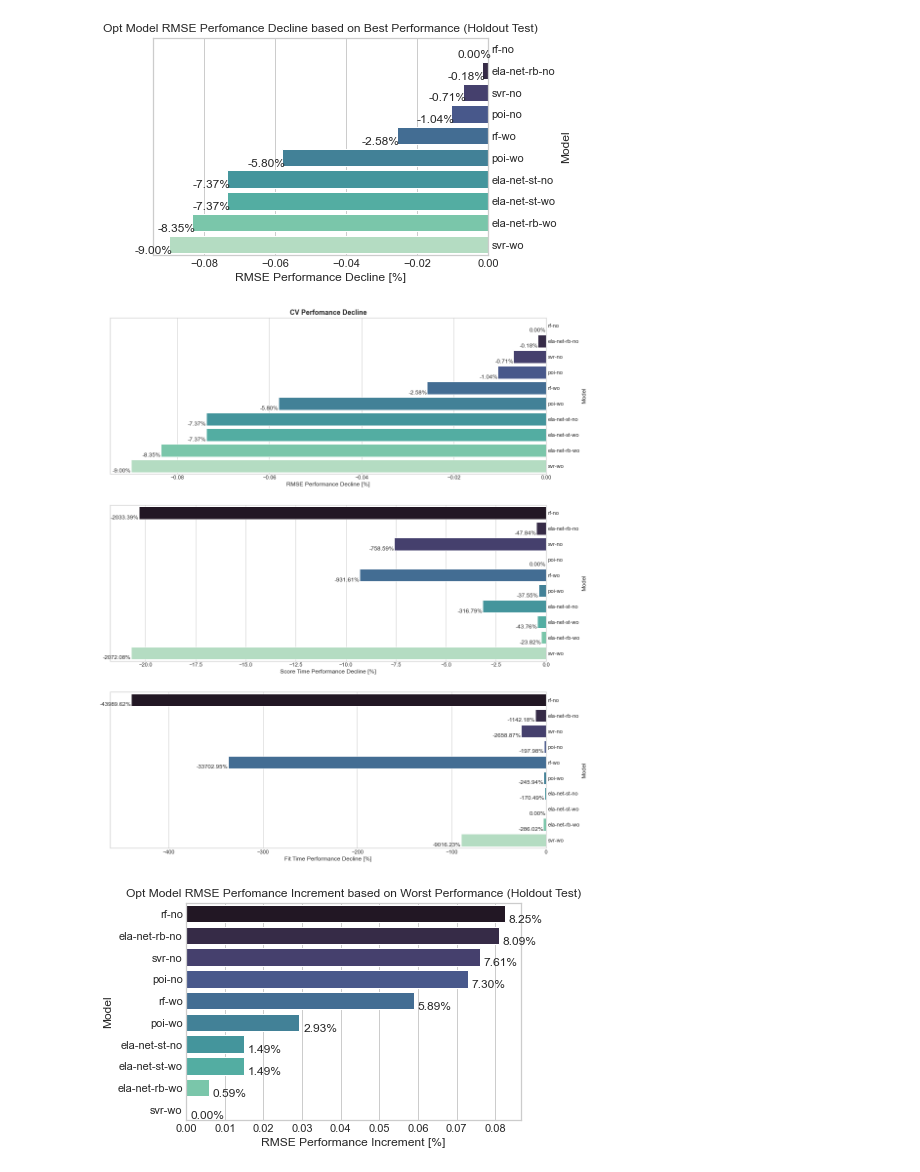
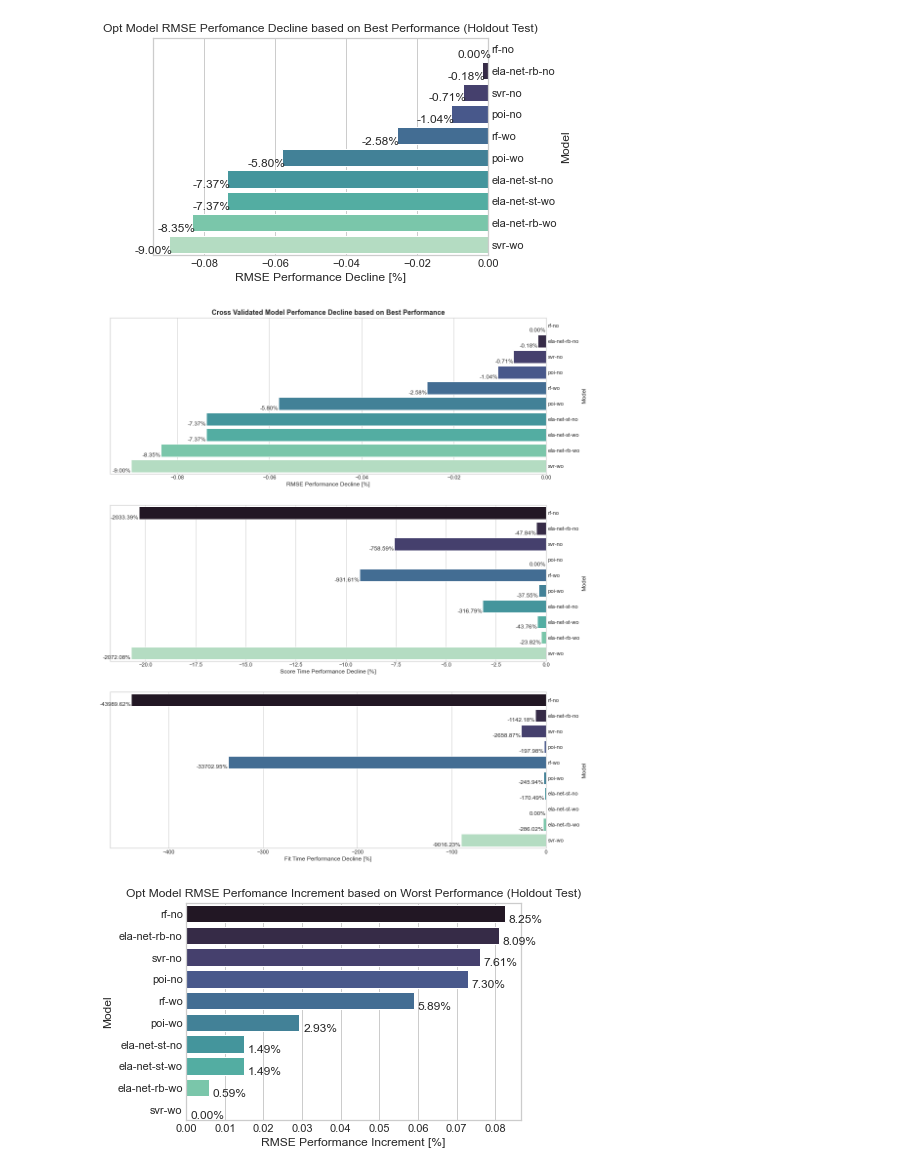
Before and after one commit to luiul/statistics-meets-logistics, a Jupyter notebook: 1-dl-project/dl-9-score-analysis.ipynb, the cells around one changed output. Cells and saved outputs as stored; diff of their text form; code cells hidden in the pictures.

```diff
--- a/1-dl-project/dl-9-score-analysis.ipynb
+++ b/1-dl-project/dl-9-score-analysis.ipynb
@@ -186,24 +186,26 @@ ax.set_title('Opt Model RMSE Perfomance Decline based on Best Performance (Holdo
 # %%
 fig,axes = plt.subplots(nrows=3, ncols=1,figsize=(16,20))
 
 # scores = ['RMSE', 'Score Time', 'Fit Time']
 
 for i, column in enumerate(df_rmse_min.drop(['MAE', 'MSE'],axis=1)):
     ax = sns.barplot(data=df_rmse_min, x=column,y=df_rmse_min.index, palette='mako',ax=axes[i])
 
     ax.set(ylabel='Model',xlabel=f'{column} Performance Decline [%]')
 
     ax.yaxis.set_label_position("right")
     ax.yaxis.set_ticks_position("right")
     ax.tick_params(axis=u'both', which=u'both',length=0)
 
 
     show_values_on_bars(ax,"h",0,True,True)
     # ax.set_title(f'CV {column}')
 
-axes[0].set_title('CV Perfomance Decline',fontsize=14,fontweight='bold');
+axes[0].set_title('Cross Validated Model Perfomance Decline based on Best Performance',fontsize=14,fontweight='bold');
+
+# plt.savefig('dl-result.png')
 # %% [output]
-[figure, old version]
+[figure, new version]
 # %%
 ax = sns.barplot(data=df_rmse_max,x='RMSE',y=df_rmse_max.index,palette='mako')
 show_values_on_bars(ax,"h",0.001,True)
```
Also changed, not shown: parts of 5 cells of this notebook, 14 other files.
